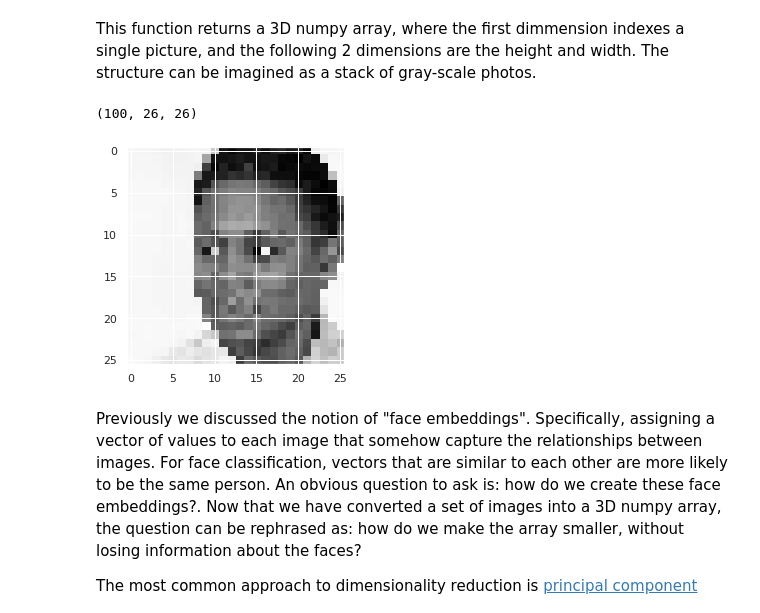
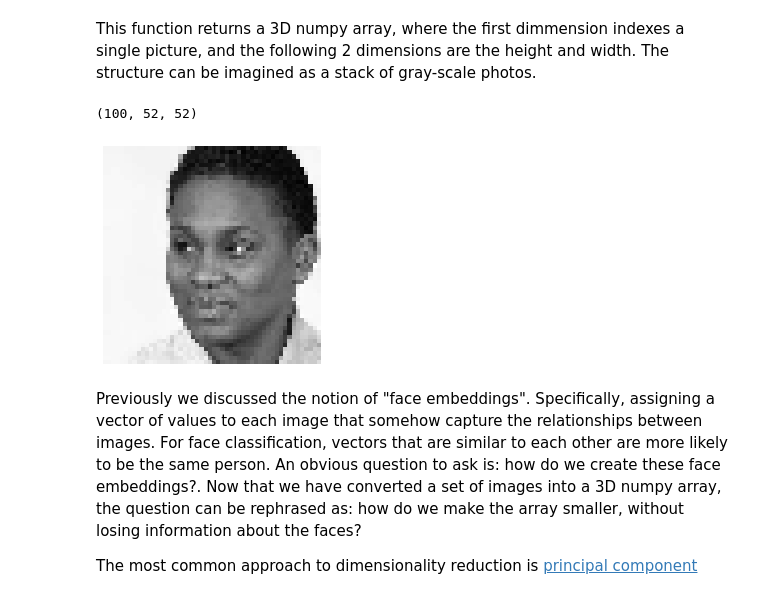
Before and after one commit to ntolley/ds_examples, a Jupyter notebook: PCA.ipynb, the cells around one changed output. Saved outputs shown, nothing was run; the diff lists cells and outputs as text; code cells hidden in the pictures.

```diff
--- a/PCA.ipynb
+++ b/PCA.ipynb
@@ -53,7 +55,7 @@ RGB images can be stored as a 3D matrix, where each pixel defined by values for
 
 Now we will create a function that converts multiple images from the face dataset to gray scale.
 # %%
-downsample = 10
+downsample = 5
 def get_pixel_data(face_ids):
     data_list = []
     for id in face_ids:
@@ -71,10 +73,11 @@ This function returns a 3D numpy array, where the first dimmension indexes a sin
 # %%
 print(image_list.shape)
 plt.imshow(image_list[0,:,:], cmap='gray')
+plt.axis('off')
 plt.show()
 # %% [output]
-(100, 26, 26)
+(100, 52, 52)
-[figure, old version]
+[figure, new version]
 # %% [markdown]
 Previously we discussed the notion of "face embeddings". Specifically, assigning a vector of values to each image that somehow capture the relationships between images. For face classification, vectors that are similar to each other are more likely to be the same person. An obvious question to ask is: how do we create these face embeddings?. Now that we have converted a set of images into a 3D numpy array, the question can be rephrased as: how do we make the array smaller, without losing information about the faces?
 
```
Also changed, not shown: parts of 11 cells of this notebook.
